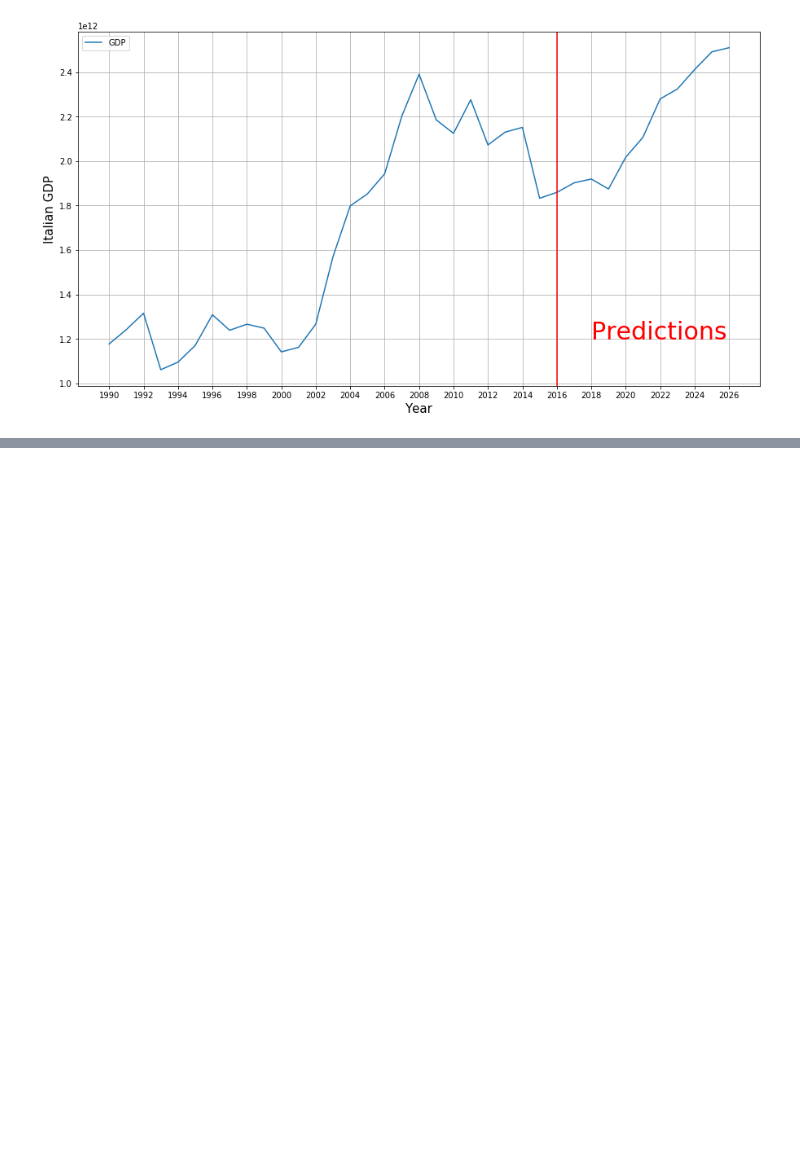
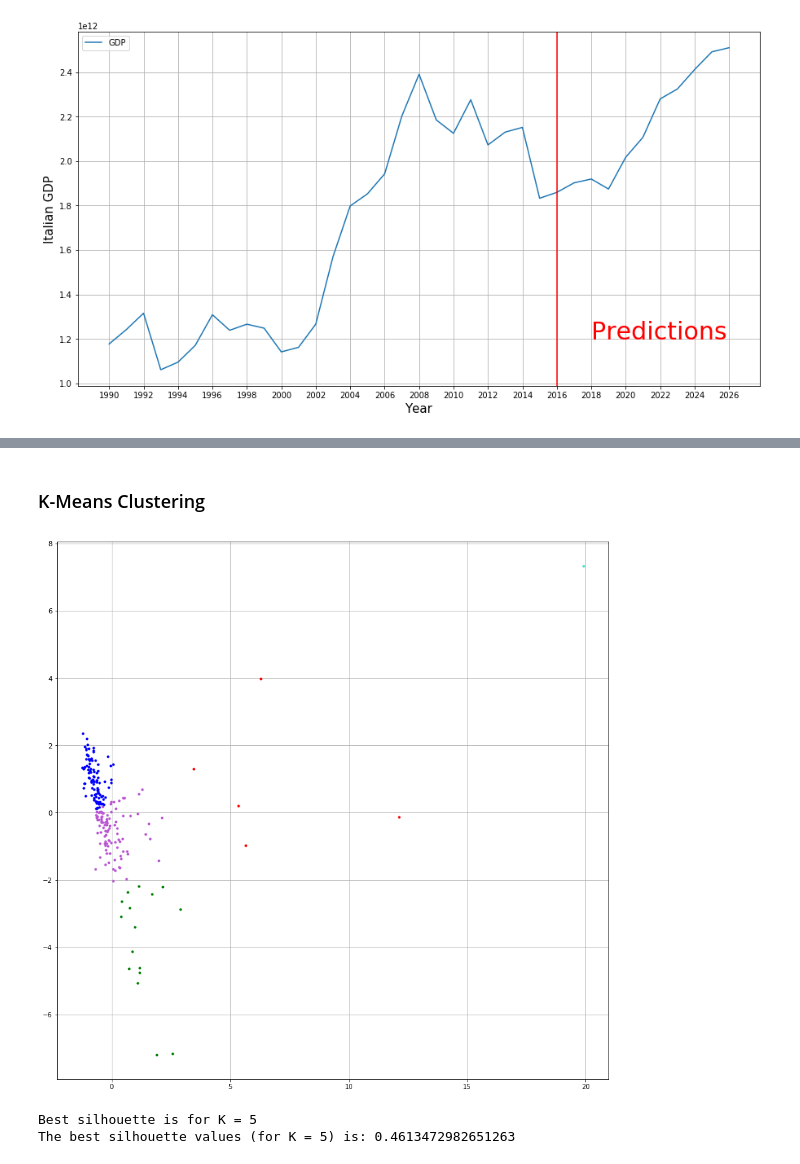
Before and after one commit to AngeloDamiani/DA-DDD-Project, a Jupyter notebook: main_notebook.ipynb, the cells around one changed output, grey strips where cells are left out. Drawn from its saved outputs; the diff is of its cells as text; code cells hidden in the pictures; blank space fills up the shorter version.

Commit message:
Added: clustering, filtering of some entries

```diff
--- a/main_notebook.ipynb
+++ b/main_notebook.ipynb
@@ -225,0 +390,54 @@ plt.show()
+# %% [markdown]
+### K-Means Clustering
+# %%
+from sklearn.cluster import KMeans
+from sklearn.metrics import silhouette_samples, silhouette_score
+
+# Libraries for plot colors
+from random import shuffle
+import matplotlib._color_data as mcd
+
+# First 2 Principal components DataFrame
+PCA2 = data_transformed.iloc[:,0:2]
+
+# Best silhouette and clustering initialization
+best_silhouette = 0
+best_clustering = None
+
+# Random state
+seed = 1
+
+# Clustering several times to search for the best silhouette
+for n_cluster in range(2,15):
+
+    # random_state is the seed to have always the same starting points
+    kmeans = KMeans(n_clusters=n_cluster, random_state=seed).fit(PCA2)
+    cluster_labels = kmeans.predict(PCA2)
+
+    # Silhouette avg computing (Silhouette of the clustering)
+    silhouette_avg = silhouette_score(PCA2, cluster_labels)
+    # If I found a better silhouette, I change the previous one
+    if silhouette_avg > best_silhouette:
+        best_silhouette = silhouette_avg
+        best_clustering = cluster_labels
+
+# The best number of cluster is the highest (numeric) label + 1 (since the labels start from 0)
+best_n_clusters = max(best_clustering)+1
+
+# Points plotting
+basic_colors = ["Blue","Green","Red"]
+all_colors = [name for name in mcd.CSS4_COLORS]
+shuffle(all_colors)
+colors = basic_colors + [item for item in all_colors if item not in basic_colors]
+
+for i in range(len(xs)):
+    plt.plot(xs[i], ys[i], 'bo', c=colors[best_clustering[i]], markersize=3)
+
+plt.grid()
+plt.show()
+print("Best silhouette is for K = "+ str(best_n_clusters))
+print("The best silhouette values (for K = " + str(best_n_clusters)+") is: "+str(best_silhouette))
+# %% [output]
+[figure, added]
+Best silhouette is for K = 5
+The best silhouette values (for K = 5) is: 0.4613472982651263
```
Also changed, not shown: parts of 8 cells of this notebook.
